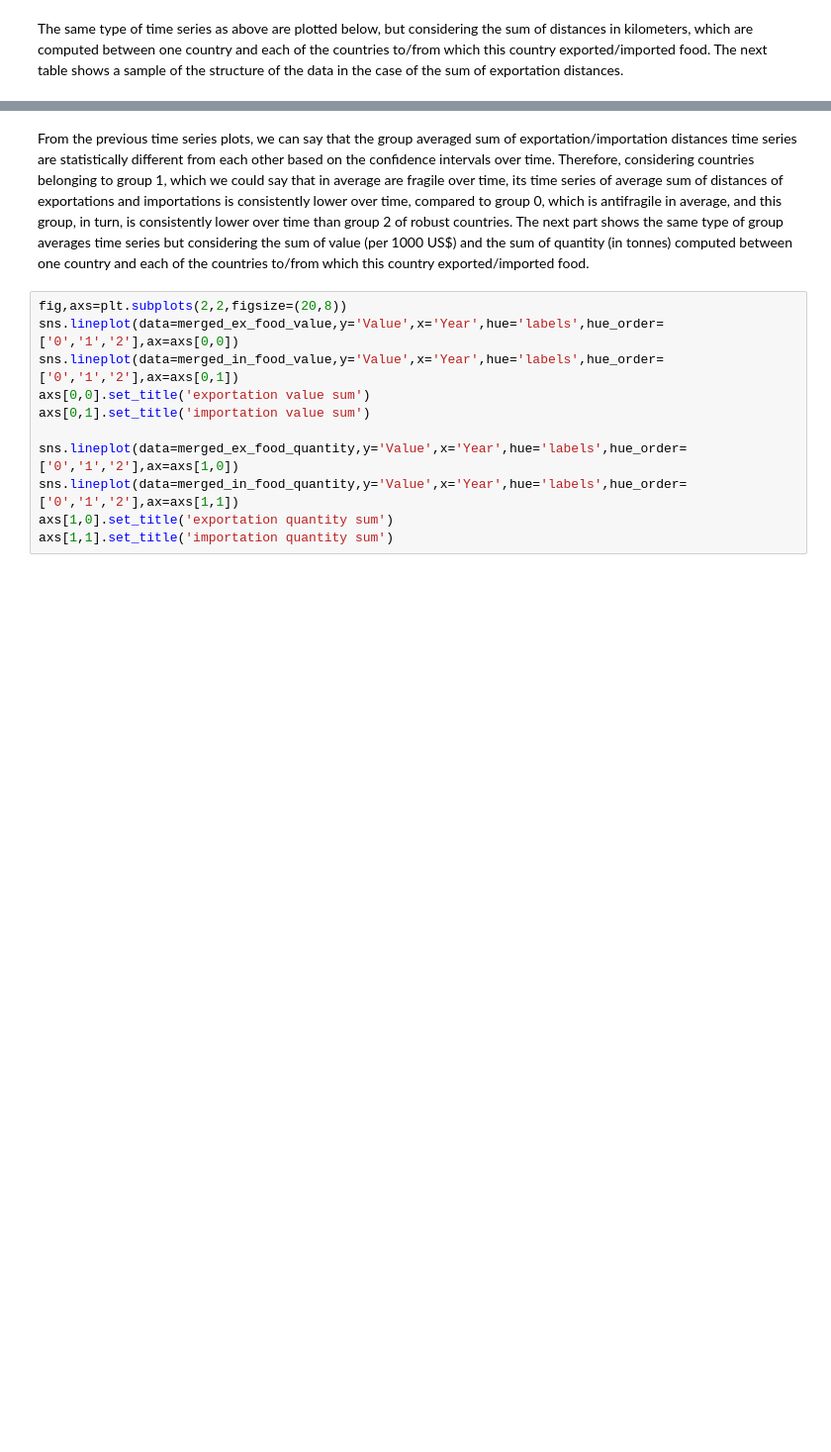
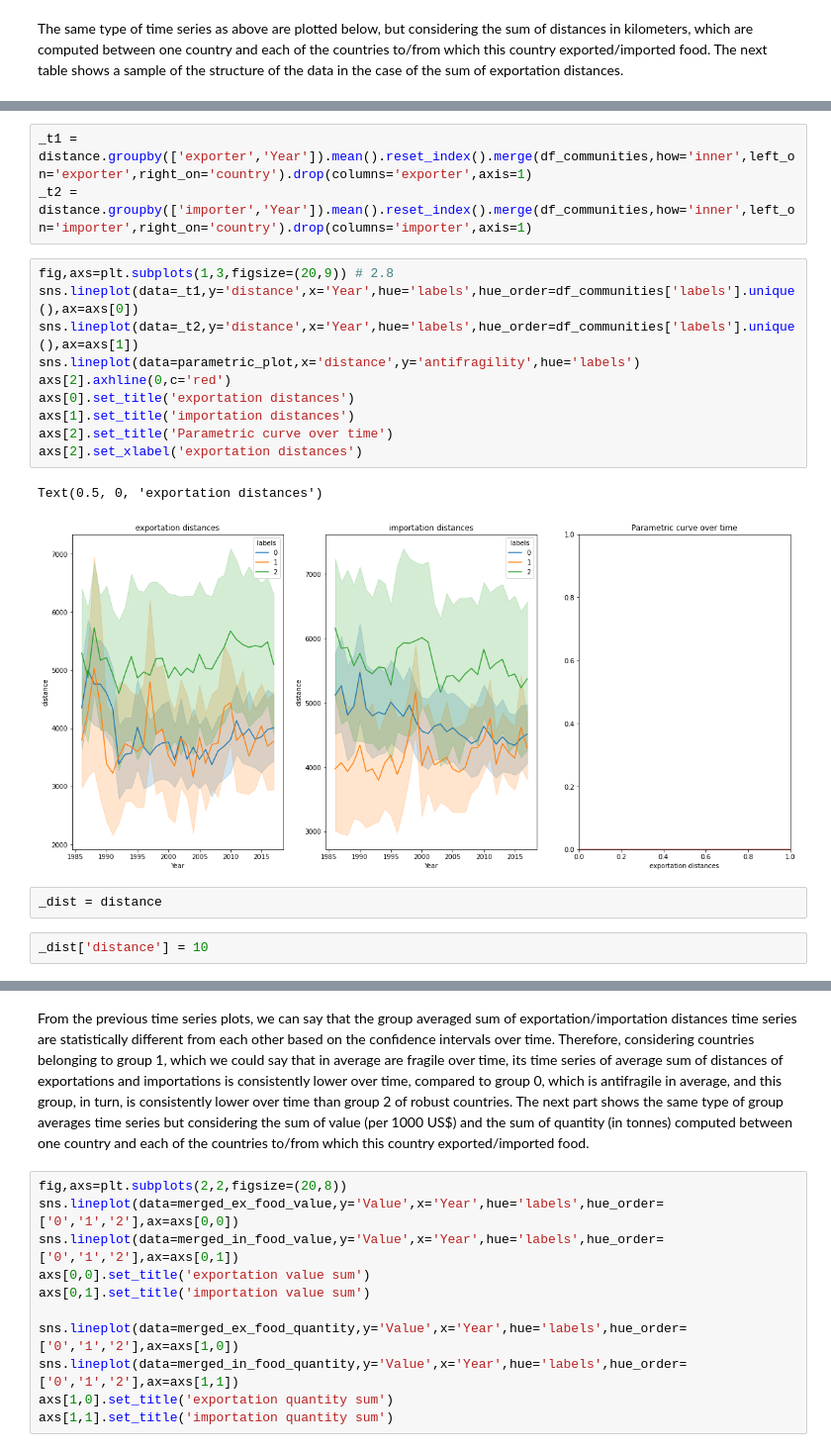
Before and after one commit to RogelioLozano/AOFFTN, a Jupyter notebook: Exploration_V3/network_based_TSclust.ipynb, the cells around one changed output, grey strips where cells are left out. Shown at 99% size. Cells and saved outputs as stored; diff of their text form; blank space fills up the shorter version.

```diff
--- a/Exploration_V3/network_based_TSclust.ipynb
+++ b/Exploration_V3/network_based_TSclust.ipynb
@@ -179,0 +202,20 @@ Text(0.5, 0, 'exportation distances')
+# %%
+_t1 = distance.groupby(['exporter','Year']).mean().reset_index().merge(df_communities,how='inner',left_on='exporter',right_on='country').drop(columns='exporter',axis=1)
+_t2 = distance.groupby(['importer','Year']).mean().reset_index().merge(df_communities,how='inner',left_on='importer',right_on='country').drop(columns='importer',axis=1)
+# %%
+fig,axs=plt.subplots(1,3,figsize=(20,9)) # 2.8
+sns.lineplot(data=_t1,y='distance',x='Year',hue='labels',hue_order=df_communities['labels'].unique(),ax=axs[0])
+sns.lineplot(data=_t2,y='distance',x='Year',hue='labels',hue_order=df_communities['labels'].unique(),ax=axs[1])
+sns.lineplot(data=parametric_plot,x='distance',y='antifragility',hue='labels')
+axs[2].axhline(0,c='red')
+axs[0].set_title('exportation distances')
+axs[1].set_title('importation distances')
+axs[2].set_title('Parametric curve over time')
+axs[2].set_xlabel('exportation distances')
+# %% [output]
+Text(0.5, 0, 'exportation distances')
+[figure, added]
+# %%
+_dist = distance
+# %%
+_dist['distance'] = 10
```
Also changed, not shown: parts of 24 cells of this notebook, 1 other file.
